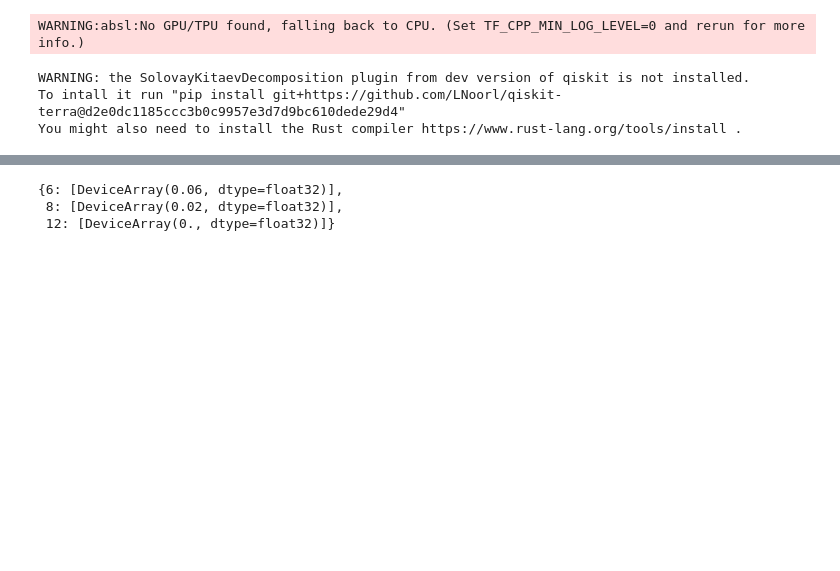
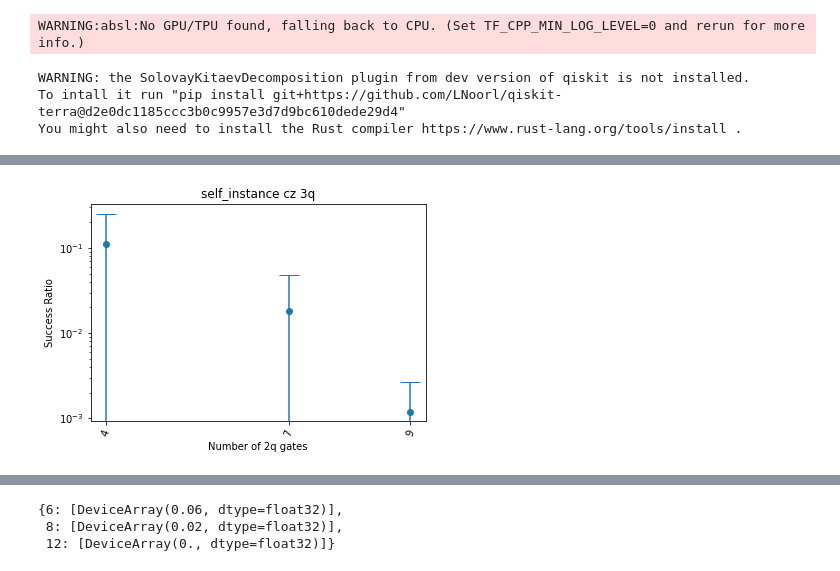
Before and after one commit to idnm/quantum_traps, a Jupyter notebook: experiments.ipynb, the cells around one changed output, grey strips where cells are left out. Drawn from its saved outputs; the diff is of its cells as text; code cells hidden in the pictures; blank space fills up the shorter version.

Commit message:
Experiment class.

```diff
--- a/experiments.ipynb
+++ b/experiments.ipynb
@@ -29,0 +35,13 @@ Mention that num_gates may be a good proxy for complexity https://arxiv.org/abs/
+# %%
+%%time
+
+options = ExperimentOptions(
+    target_type='self_instance',
+    ansatz_type='cz',
+    num_qubits=3,
+    gate_counts = [4, 7, 9],
+    num_targets=10,
+    num_samples=1000)
+
+exp = Experiment(options, 'test')
+exp.run()
@@ -29,0 +51,4 @@ Mention that num_gates may be a good proxy for complexity https://arxiv.org/abs/
+# %%
+exp.plot_success_ratios(threshold_loss=-1e-6)
+# %% [output]
+[figure, added]
```
Also changed, not shown: parts of 10 cells of this notebook, 1 other file.
